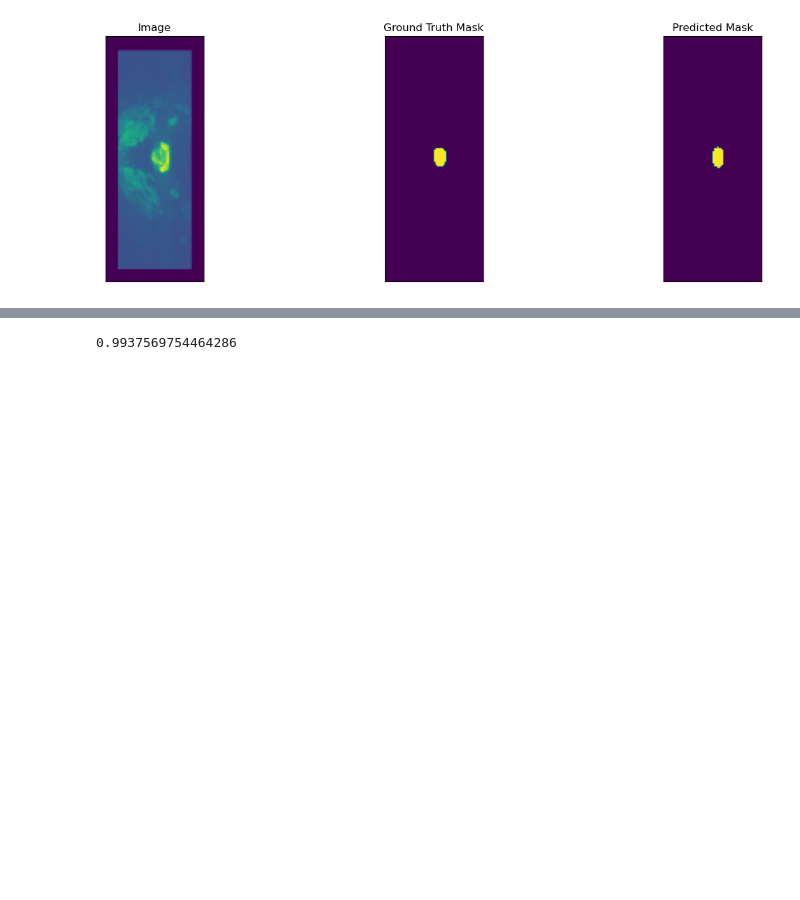
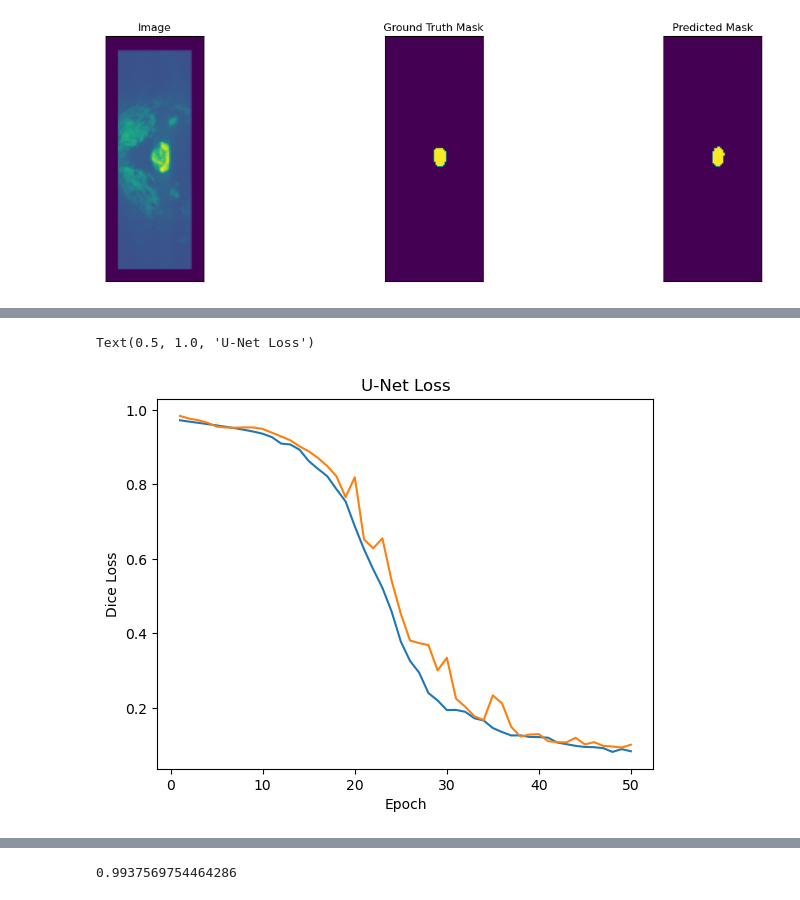
Before and after one commit to TimXdang/SpinalcordSeg, a Jupyter notebook: Playground.ipynb, the cells around one changed output, grey strips where cells are left out. Saved outputs shown, nothing was run; the diff lists cells and outputs as text; code cells hidden in the pictures; blank space fills up the shorter version.

Commit message:
kfold and plot of loss, acc

```diff
--- a/Playground.ipynb
+++ b/Playground.ipynb
@@ -471,0 +364,11 @@ KeyboardInterrupt:
+# %%
+tl_f, vl_f, ta_f, va_f = [], [], [], []
+for f in foldperf:
+    tl_f.append(np.mean(foldperf['{}'.format(f)]['train_loss']))
+    vl_f.append(np.mean(foldperf['{}'.format(f)]['val_loss']))
+    ta_f.append(np.mean(foldperf['{}'.format(f)]['train_acc']))
+    va_f.append(np.mean(foldperf['{}'.format(f)]['val_acc']))
+
+print('Performance of {} fold cross validation'.format(k))
+print('Average Training Loss: {:.3f} \t Average Val Loss: {:.3f} \t Average Training Acc: {:.2f}'
+      '\t Average Val Acc: {:.2f}'.format(np.mean(tl_f), np.mean(vl_f), np.mean(ta_f), np.mean(va_f)))
@@ -471,0 +378,17 @@ KeyboardInterrupt:
+# %%
+tl_over_f, vl_over_f, ta_over_f, va_over_f = [], [], [], []
+for f in foldperf:
+    tl_over_f.extend(foldperf['{}'.format(f)]['train_loss'])
+    vl_over_f.extend(foldperf['{}'.format(f)]['val_loss'])
+    ta_over_f.extend(foldperf['{}'.format(f)]['train_acc'])
+    va_over_f.extend(foldperf['{}'.format(f)]['val_acc'])
+# %%
+x_ax = np.arange(len(tl_over_f)) + 1
+plt.plot(x_ax, tl_over_f)
+plt.plot(x_ax, vl_over_f)
+plt.xlabel('Epoch')
+plt.ylabel('Dice Loss')
+plt.title('U-Net Loss')
+# %% [output]
+Text(0.5, 1.0, 'U-Net Loss')
+[figure, added]
```
Also changed, not shown: parts of 28 cells of this notebook.
